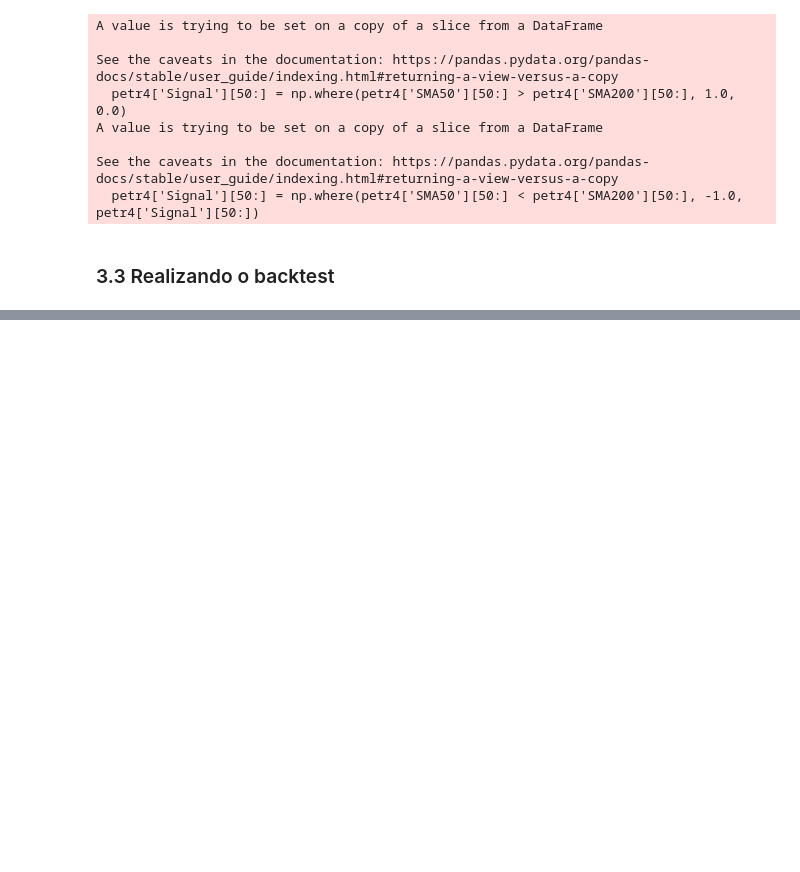
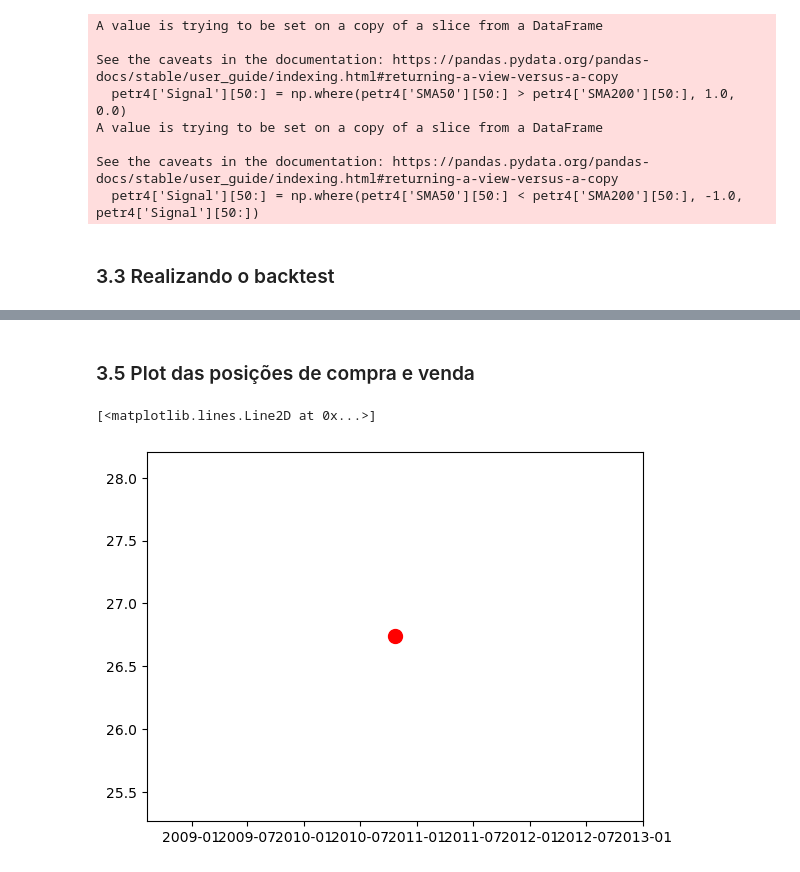
Before and after one commit to fcardosoo/Python-Mercado-Financeiro-Modelo-com-Media-Movel, a Jupyter notebook: Modelo de Investimento com Média Móvel.ipynb, the cells around one changed output, grey strips where cells are left out. Saved outputs shown, nothing was run; the diff lists cells and outputs as text; code cells hidden in the pictures; blank space fills up the shorter version.

```diff
--- a/Modelo de Investimento com Média Móvel.ipynb
+++ b/Modelo de Investimento com Média Móvel.ipynb
@@ -57,0 +66,12 @@ TypeError: can't multiply sequence by non-int of type 'float'
+# %% [markdown]
+### 3.5 Plot das posições de compra e venda
+# %%
+plt.plot(petr4.loc[petr4['Position'] == 1].index,
+         petr4['SMA50'][petr4['Position'] == 1],
+         '^', markersize = 10, color = 'green', label = 'Compra')
+plt.plot(petr4.loc[petr4['Position'] == -1].index,
+         petr4['SMA50'][petr4['Position'] == -1],
+         'o', markersize = 10, color = 'red', label = 'Venda')
+# %% [output]
+[<matplotlib.lines.Line2D at 0x...>]
+[figure, added]
```
Also changed, not shown: parts of 4 cells of this notebook.
